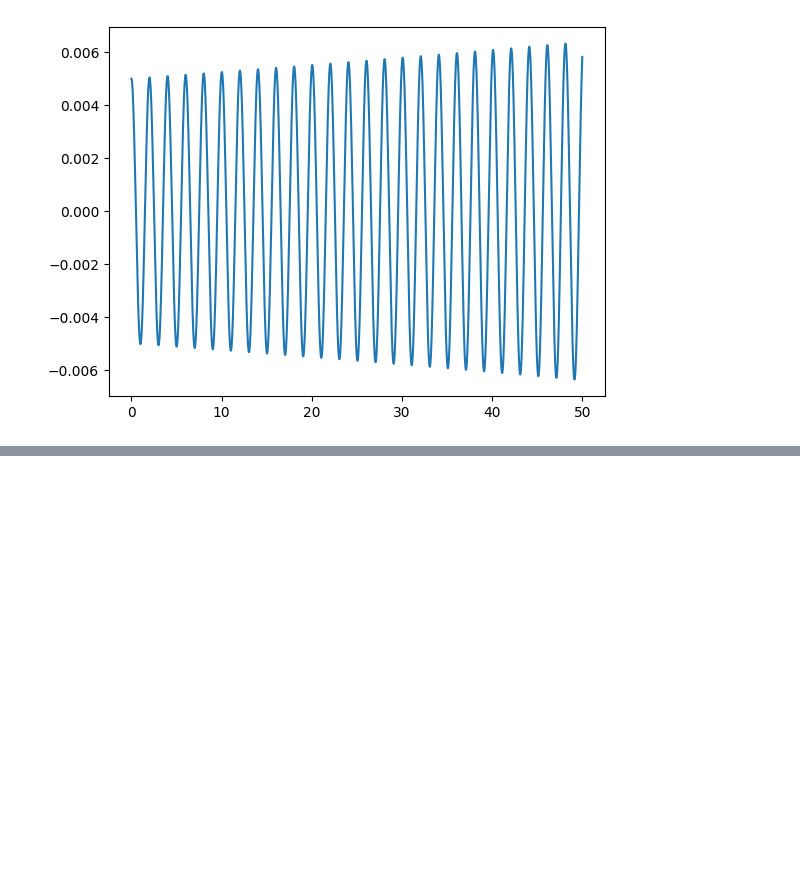
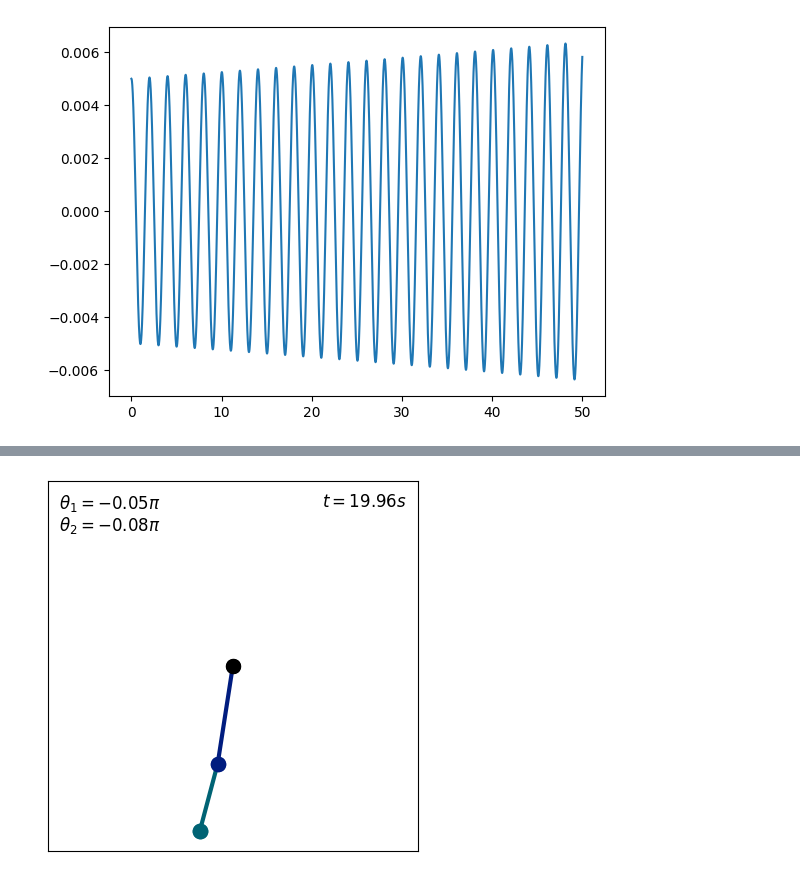
Before and after one commit to Koefferchen/Pendulum_Group_Project, a Jupyter notebook: Zemiro/RK4_single_pendulum (2).ipynb, the cells around one changed output, grey strips where cells are left out. Cells and saved outputs as stored; diff of their text form; code cells hidden in the pictures; blank space fills up the shorter version.

```diff
--- a/Zemiro/RK4_single_pendulum (2).ipynb
+++ b/Zemiro/RK4_single_pendulum (2).ipynb
@@ -183,0 +452,85 @@ def rk4(y, t, dt, derivs):
+# %%
+
+import numpy as np
+import seaborn as sns
+import matplotlib.pyplot as plt
+from matplotlib.animation import FuncAnimation
+
+
+    # theta should always be within [-pi, +pi]
+theta1   = (theta1 + np.pi) % (2*np.pi) - np.pi
+theta2   = (theta2 + np.pi) % (2*np.pi) - np.pi
+
+    # Setup the the plot
+fig, ax = plt.subplots()
+ax.set_xlim(-1.1 * (L2+L1), 1.1 * (L2+L1) )
+ax.set_ylim(-1.1 * (L2+L1), 1.1 * (L2+L1) )
+ax.set_aspect('equal', adjustable='box')
+ax.set_xticks([])
+ax.set_yticks([])
+
+# plt.rc ('text',   usetex    = True)
+# plt.rc ('font',   family    = "computer modern")
+
+    # assigns each mass within [0,+inf] a bulksize within [min_size,max_size]
+def bulk_size( min_size, max_size, mass):
+    return min_size + (max_size-min_size)*(1 - np.exp(-mass/100))
+min_size = 10
+max_size = 25
+
+    # Initialise dynamic objects to be drawn
+bulk0,          = ax.plot([0,0], [0,0], 'o', markersize=10, color="black")
+line1,          = ax.plot([], [],       '-', lw=3, color=sns.color_palette("dark")[0])
+bulk1,          = ax.plot([], [],       'o', markersize=bulk_size(min_size, max_size, m1), color=sns.color_palette("dark")[0])
+line2,          = ax.plot([], [],       '-', lw=3, color=sns.color_palette("dark")[9])
+bulk2,          = ax.plot([], [],       'o', markersize=bulk_size(min_size, max_size, m2), color=sns.color_palette("dark")[9])
+time_label      = ax.text(0.97, 0.97, " ", transform=ax.transAxes, fontsize=12, ha='right', va="top")
+theta1_label    = ax.text(0.03, 0.97, " ", transform=ax.transAxes, fontsize=12, ha='left', va="top")
+theta2_label    = ax.text(0.03, 0.91, " ", transform=ax.transAxes, fontsize=12, ha='left', va="top")
+
+    # ensure the lines are in the background
+line1.set_zorder(0)
+line2.set_zorder(0)
+
+    # Controls the length and framerate of the animation
+def framerate_control( t1, h, t_max, framerate_max):
+
+    step = 1
+    while(1/(h*step) > framerate_max):
+        step = step + 1
+    frame_count = int( min(t1, t_max)/(h*step) )
+    return frame_count, step
+
+    # the animation last at most "t_max" seconds with at most "framerate_max" frames per second
+t_max           = 20.0
+framerate_max   = 25
+frame_count, step = framerate_control(t1, h, t_max, framerate_max)
+
+
+    # update function for all dynamic objects
+def update(frame):
+
+        # First pendulum's position
+    x1 = L1 * np.sin(theta1[frame])
+    y1 = -L1 * np.cos(theta1[frame])
+    line1.set_data([0, x1], [0, y1])
+    bulk1.set_data([x1,x1],[y1,y1])
+        # Second pendulum's position
+    x2 = x1 + L2 * np.sin(theta2[frame])
+    y2 = y1 - L2 * np.cos(theta2[frame])
+    line2.set_data([x1, x2], [y1, y2])
+    bulk2.set_data([x2,x2],[y2,y2])
+
+        # dynamic labels
+    time_label.set_text(f"$t = {t[frame]:.2f} s $")
+    theta1_label.set_text(f"$\\theta_1 = {theta1[frame]/np.pi:+.2f}\\pi $")
+    theta2_label.set_text(f"$\\theta_2 = {theta2[frame]/np.pi:+.2f}\\pi $")
+
+    return line1, bulk1, line2, bulk2, theta1_label, theta2_label, time_label
+
+    # Create the animation
+ani = FuncAnimation(fig, update, frames=range(0, frame_count*step, step), interval= h * step * 1000, blit=True)
+ani.save( "./Gif.gif")
+
+print("Double Pendulum animated")
+# %% [output]
@@ -183,0 +539 @@ def rk4(y, t, dt, derivs):
+[figure, added]
```
Also changed, not shown: parts of 7 cells of this notebook, 2 other files.
